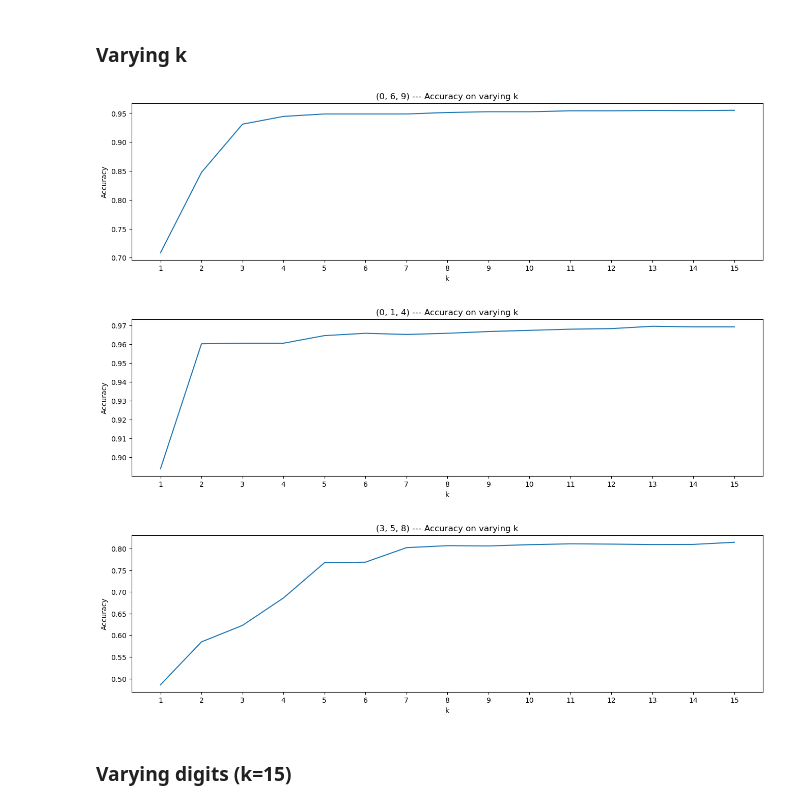
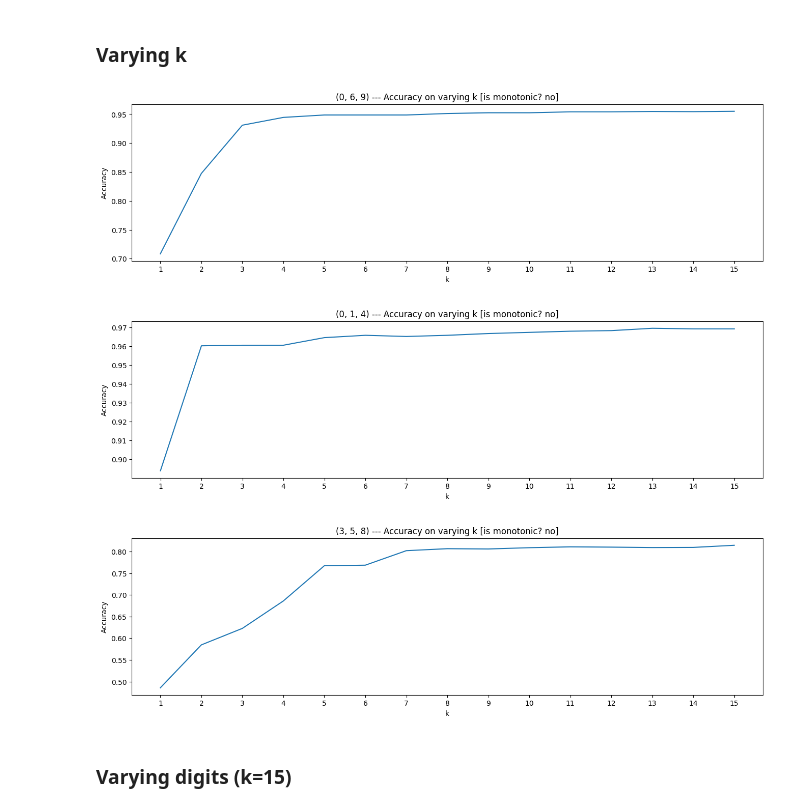
Before and after one commit to NotXia/unibo-smm-homework, a Jupyter notebook: homework2/3_pca.ipynb, the cells around one changed output. Cells and saved outputs as stored; diff of their text form; code cells hidden in the pictures.

```diff
--- a/homework2/3_pca.ipynb
+++ b/homework2/3_pca.ipynb
@@ -119,6 +117,7 @@ for digit in np.unique(Y_train):
 
     dists = []
     for i in range(Z_cluster.shape[1]):
-        dists.append( np.linalg.norm(cluster_centroid - Z_cluster[:, i]) )
+        assert cluster_centroid[:, 0].shape == Z_cluster[:, i].shape
+        dists.append( np.linalg.norm(cluster_centroid[:, 0] - Z_cluster[:, i], 2) )
     print(f"{digit} | train avg. distance to centroid {np.mean(dists)}")
 # %% [output]
@@ -134,7 +133,8 @@ for digit in np.unique(Y_test):
 
     dists = []
     for i in range(Z_cluster.shape[1]):
-        dists.append( np.linalg.norm(cluster_centroid - Z_cluster[:, i]) )
+        assert cluster_centroid[:, 0].shape == Z_cluster[:, i].shape
+        dists.append( np.linalg.norm(cluster_centroid[:, 0] - Z_cluster[:, i], 2) )
     print(f"{digit} | test avg. distance to centroid {np.mean(dists)}")
 
 plotData(Z_k_test, Y_test, "Test data")
@@ -165,7 +165,8 @@ class MNISTClassifier:
         best_digit = None
 
         for digit in self.possible_digits:
-            distance = np.linalg.norm(self.digits_centroid[digit] - Z_k_digit)
+            assert self.digits_centroid[digit].shape == Z_k_digit.shape
+            distance = np.linalg.norm(self.digits_centroid[digit] - Z_k_digit, 2)
             if distance < best_distance:
                 best_distance = distance
                 best_digit = digit
@@ -241,0 +218,23 @@ display(accuracies_df.tail())
+# %%
+accuracies_df = pd.DataFrame(columns=["digits", "accuracy"])
+
+for digits in tqdm(to_eval_digits):
+    accuracy = evaluateOnDigits(digits, X_full, Y_full, k=2)
+    accuracies_df.loc[len(accuracies_df)] = [digits, accuracy]
+
+accuracies_df = accuracies_df.sort_values("accuracy", ascending=False)
+
+pd.set_option("display.max_rows", None)
+display(accuracies_df)
+
+X, Y = extractDigits(X_full, Y_full, accuracies_df.iloc[0]["digits"])
+X_train, Y_train, X_test, Y_test = train_test_split(X, Y, int(0.75 * X.shape[1]), random_seed=42)
+classifier = MNISTClassifier()
+classifier.fit(X_train, Y_train, k=k)
+plotData(classifier.Z_k_train, Y_train, "Train data for best classified digits")
+
+X, Y = extractDigits(X_full, Y_full, accuracies_df.iloc[-1]["digits"])
+X_train, Y_train, X_test, Y_test = train_test_split(X, Y, int(0.75 * X.shape[1]), random_seed=42)
+classifier = MNISTClassifier()
+classifier.fit(X_train, Y_train, k=k)
+plotData(classifier.Z_k_train, Y_train, "Train data for worst classified digits")
@@ -244,26 +266,27 @@ display(accuracies_df.tail())
 # %%
+to_try_k = range(1, 16)
 for digits in [ (0, 6, 9), accuracies_df.iloc[0]["digits"], accuracies_df.iloc[-1]["digits"] ]:
     X, Y = extractDigits(X_full, Y_full, digits)
     X_train, Y_train, X_test, Y_test = train_test_split(X, Y, int(0.75 * X.shape[1]), random_seed=42)
     accuracies = []
 
-    for k in tqdm(range(1, 16)):
+    for k in tqdm(to_try_k):
         classifier = MNISTClassifier()
         classifier.fit(X_train, Y_train, k=k)
         accuracy, _, _ = evaluate(classifier, X_test, Y_test)
-        accuracies.append( (k, accuracy) )
+        accuracies.append( accuracy )
 
     plt.figure(figsize=(16, 4))
-    plt.plot([k for k, _ in accuracies], [acc for _, acc in accuracies])
-    plt.title(f"{digits} --- Accuracy on varying k")
+    plt.plot(to_try_k, accuracies)
+    plt.title(f"{digits} --- Accuracy on varying k [is monotonic? {'yes' if isMonotonic(accuracies) else 'no'}]")
     plt.xlabel("k")
     plt.ylabel("Accuracy")
-    plt.xticks([k for k, _ in accuracies])
+    plt.xticks(to_try_k)
     plt.show()
 # %% [output]
-[figure, old version]
+[figure, new version]
-[figure, old version]
+[figure, new version]
-[figure, old version]
+[figure, new version]
 # %% [markdown]
 ### Varying digits (k=15)
 # %%
```
Also changed, not shown: parts of 9 cells of this notebook, 1 other file.
